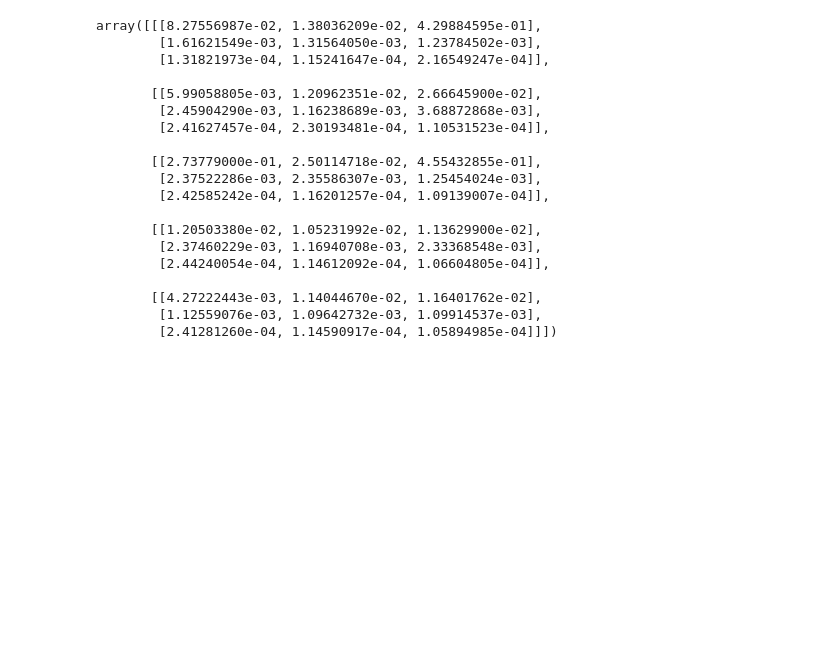
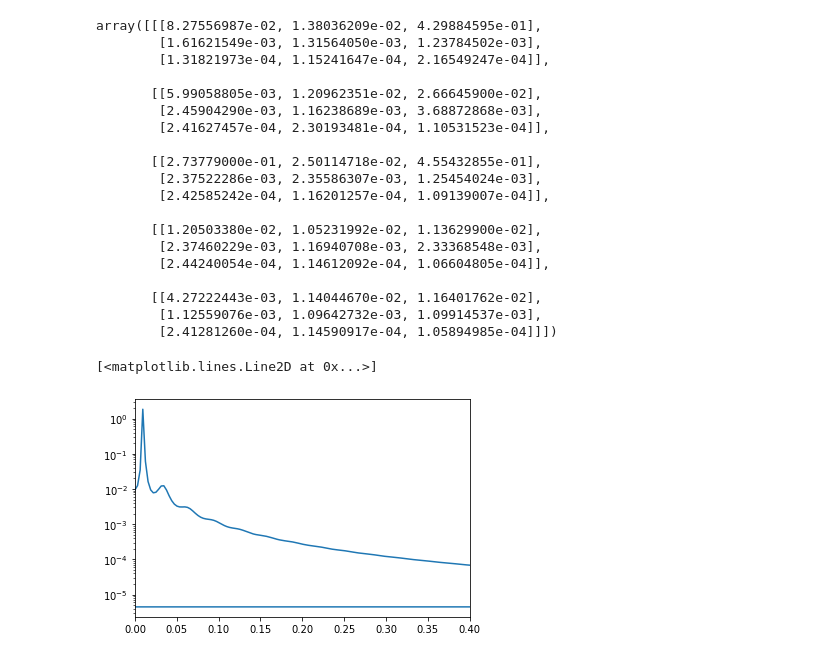
Before and after one commit to Lord-Fufu/MSc-Dissertation-2022---St-Andrews, a Jupyter notebook: hes1_dynamics/comparison_master_langevin.ipynb, the cells around one changed output. Saved outputs shown, nothing was run; the diff lists cells and outputs as text; code cells hidden in the pictures; blank space fills up the shorter version.

```diff
--- a/hes1_dynamics/comparison_master_langevin.ipynb
+++ b/hes1_dynamics/comparison_master_langevin.ipynb
@@ -713,3 +710,14 @@ array([[[8.27556987e-02, 1.38036209e-02, 4.29884595e-01],
        [[4.27222443e-03, 1.14044670e-02, 1.16401762e-02],
         [1.12559076e-03, 1.09642732e-03, 1.09914537e-03],
         [2.41281260e-04, 1.14590917e-04, 1.05894985e-04]]])
+# %%
+fig,ax = plt.subplots()
+
+omega,Sm,Sp = utils.lna_power_spectrum(h=5,Omega=100,lambda_s=100, P_0=1000, tau=100)
+
+ax.set_xlim(0,0.4)
+ax.set_yscale('log')
+ax.plot(omega/2,Sm)
+# %% [output]
+[<matplotlib.lines.Line2D at 0x...>]
+[figure, added]
```
Also changed, not shown: parts of 4 cells of this notebook, 3 other files.
